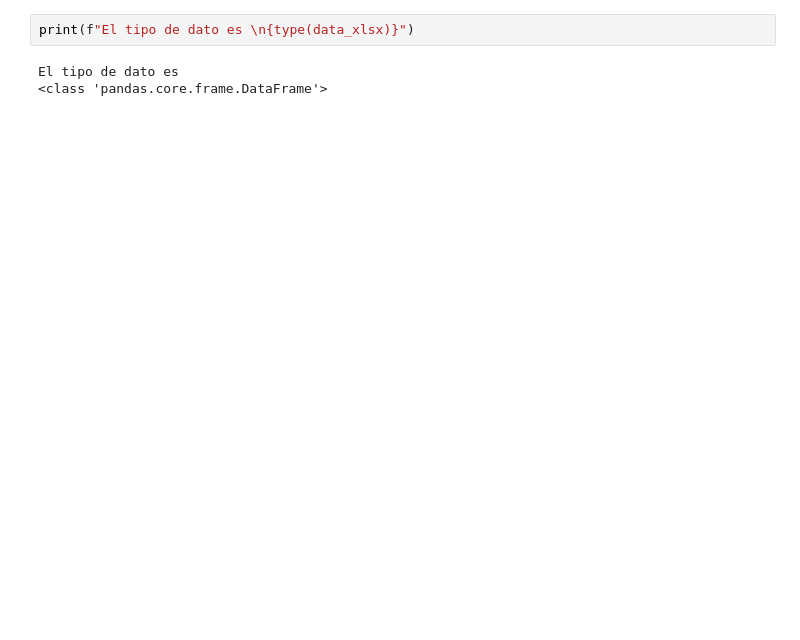
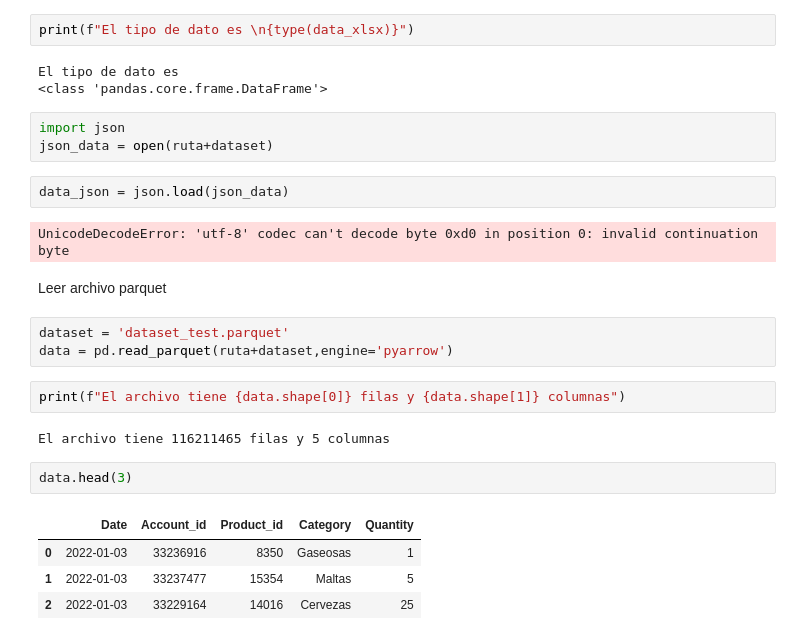
Before and after one commit to hubblej28/curso_python_utec, a Jupyter notebook: Laboratorios/07Oct_Pandas.ipynb, the cells around one changed output. Saved outputs shown, nothing was run; the diff lists cells and outputs as text; blank space fills up the shorter version.

```diff
--- a/Laboratorios/07Oct_Pandas.ipynb
+++ b/Laboratorios/07Oct_Pandas.ipynb
@@ -38,3 +38,26 @@ print(f"El tipo de dato es \n{type(data_xlsx)}")
 # %% [output]
 El tipo de dato es
 <class 'pandas.core.frame.DataFrame'>
+# %%
+import json
+json_data = open(ruta+dataset)
+# %%
+data_json = json.load(json_data)
+# %% [output]
+UnicodeDecodeError: 'utf-8' codec can't decode byte 0xd0 in position 0: invalid continuation byte
+# %% [markdown]
+Leer archivo parquet
+# %%
+dataset = 'dataset_test.parquet'
+data = pd.read_parquet(ruta+dataset,engine='pyarrow')
+# %%
+print(f"El archivo tiene {data.shape[0]} filas y {data.shape[1]} columnas")
+# %% [output]
+El archivo tiene 116211465 filas y 5 columnas
+# %%
+data.head(3)
+# %% [output]
+|  | Date | Account_id | Product_id | Category | Quantity |
+| 0 | 2022-01-03 | 33236916 | 8350 | Gaseosas | 1 |
+| 1 | 2022-01-03 | 33237477 | 15354 | Maltas | 5 |
+| 2 | 2022-01-03 | 33229164 | 14016 | Cervezas | 25 |
```
